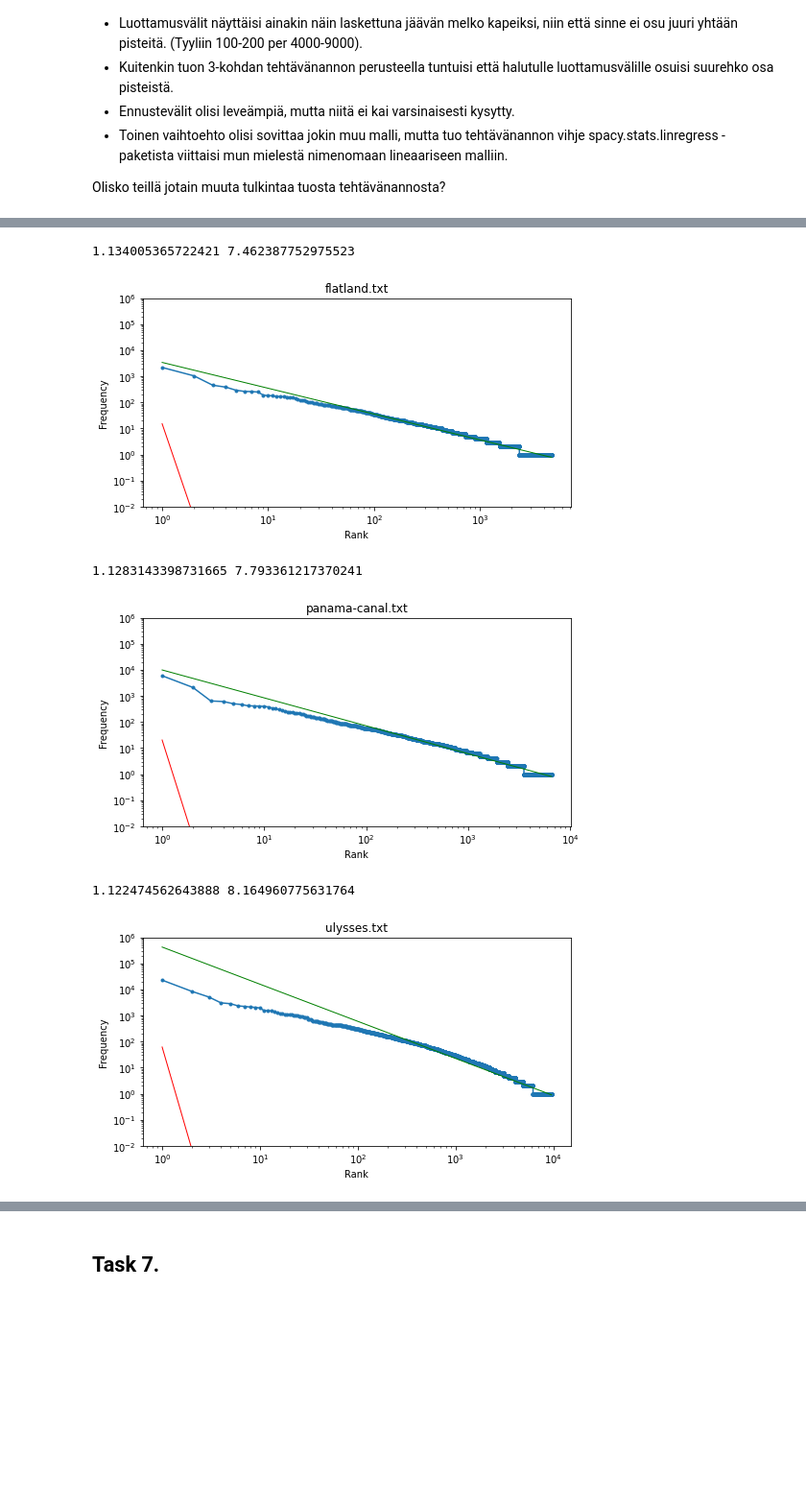
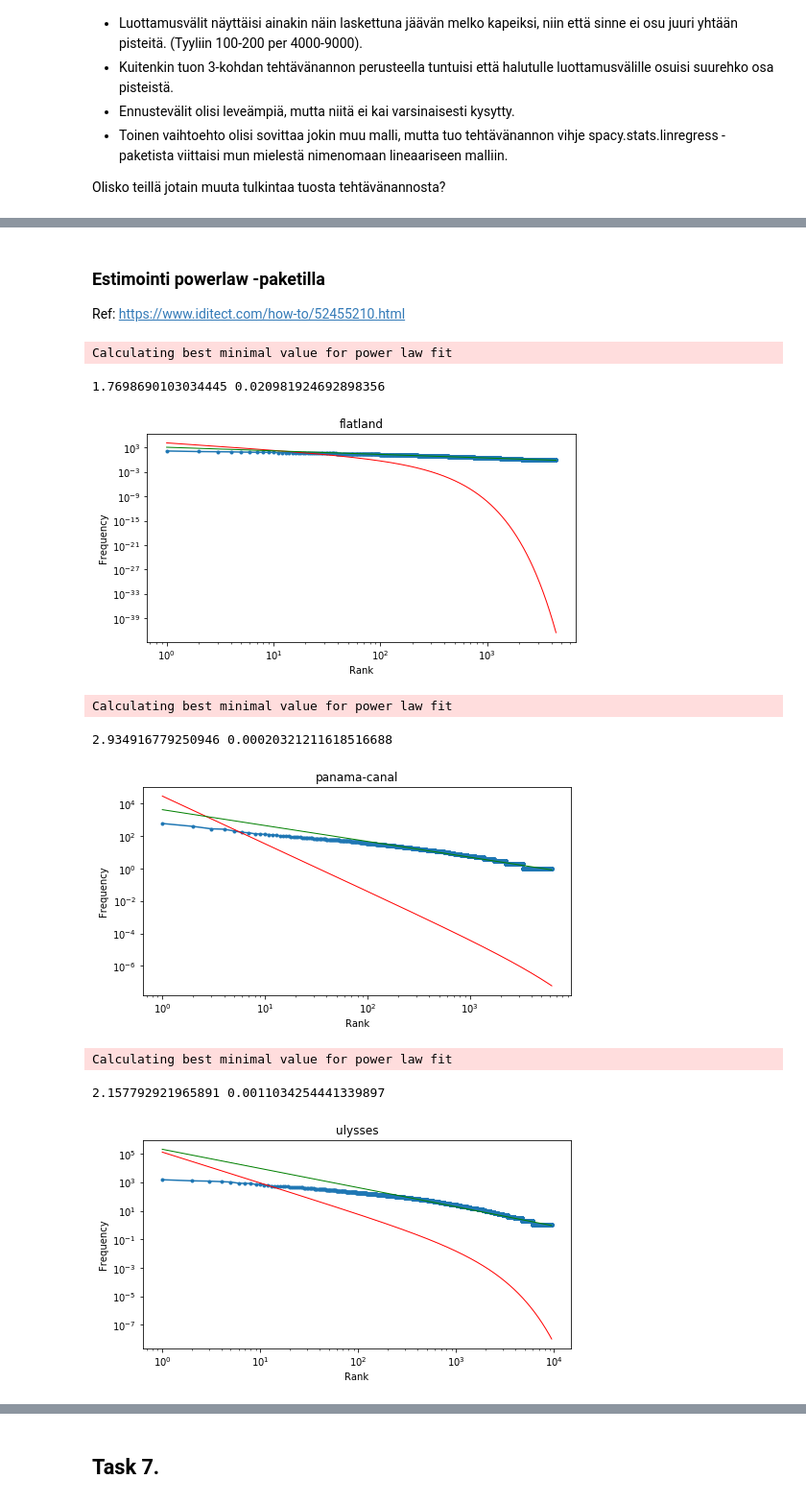
Before and after one commit to simppasofia/nlpproject, a Jupyter notebook: notebooks/project.ipynb, the cells around one changed output, grey strips where cells are left out. Shown at 96% size. Cells and saved outputs as stored; diff of their text form; code cells hidden in the pictures; blank space fills up the shorter version.

Commit message:
powerlaw package fitting

```diff
--- a/notebooks/project.ipynb
+++ b/notebooks/project.ipynb
@@ -93,9 +95,11 @@ for f in files:
 
 tcounts = []
 tokens = []
+counts = []
 for b in books:
     words, tcs, _, _ = sw_filter(b)
     tokens.append(list(tcs.keys()))
+    counts.append(tcs.values())
     tcounts.append(tcs)
 
 ranks = []
@@ -110,7 +114,7 @@ for i in range(len(books)):
 # %%
 books = pd.DataFrame({'book_name': ["flatland", "panama-canal", "ulysses"],
                       'book_text': books, 'ranks': ranks, 'freqs': freqs,
-                      'tokens': tokens})
+                      'tokens': tokens, 'counts': counts})
 books = books.set_index("book_name")
 books.head()
 # %% [output]
@@ -294,0 +297,5 @@ Inverse gamma:
+# %%
+# Exponential cutoff with a shift --> parempi sovitus optimizerilla
+def expcutoff_shift(x, alpha, beta, x0):
+    #return x**(alpha) * exp(-beta * x)
+    return (x + x0)**(-alpha) * np.exp(-beta * x)
@@ -295,4 +333,8 @@ Inverse gamma:
+# %% [markdown]
+### Estimointi powerlaw -paketilla
+
+Ref: https://www.iditect.com/how-to/52455210.html
 # %%
-def expcutoff(x, alpha, lam):
-    #alpha = ahat(len(x), x)
-    return x**(-alpha) * exp(-lam * x)
+def expcutoff(x, alpha, beta):
+    return x**(-alpha) * exp(-beta * x)
+    #return x**(alpha) * np.exp(-beta * x)
@@ -307,43 +341,37 @@ def logexpcutoff(x, alpha, lam):
 # %%
-from scipy.stats import expon
-from scipy.stats import powerlaw
-from scipy.optimize import least_squares
-
-for b in books:
+for b in books.index:
     # Linreg
-    slope, intercept, _, _, _ = sts.linregress(log(ranks[b]), log(freqs[b]))
-    y = intercept + log(ranks[b]) * slope
+    slope, intercept, _, _, _ = sts.linregress(log(books.ranks[b]), log(books.freqs[b]))
+    y = intercept + log(books.ranks[b]) * slope
 
     # Powerlaw
-    a = ahat(len(ranks[b]), ranks[b])
+    fit = powerlaw.Fit(books.freqs[b], discrete=True)
+    alpha = fit.truncated_power_law.parameter1 # power law  parameter (alpha)
+    beta = fit.truncated_power_law.parameter2 # exponential cut-off parameter (beta)
+    print(alpha, beta)
 
-    l = 1 / (a - 1)
-
-    # curve_fit optimization
-    #opt = curve_fit(expcutoff, ranks[b], freqs[b], method="dogbox")
-    #a, l = opt[0]
-    print(a, l)
-
-
-
-    total = sum([freqs[b]])
-    p = expcutoff(ranks[b], a, l)
+    p = expcutoff(books.ranks[b], alpha, beta)
+    #p = [fit.truncated_power_law.pdf(freq)[0] if freq > 140 else 0 for freq in books.freqs[b]]
+    total = sum(books.freqs[b])
 
     # Plot
     plt.figure(figsize=(8,4))
     title(b)
-    total = sum([freqs[b]])
-    plt.loglog(ranks[b], freqs[b], marker=".")
-    plt.plot(ranks[b], p * total, lw=1, color='red')
-    plt.plot(ranks[b], exp(y), lw=1, color='green')
+    plt.loglog(books.ranks[b], books.freqs[b], marker=".") # observations
+    plt.plot(books.ranks[b], p * total, lw=1, color='red') # expcutoff
+    #fit.truncated_power_law.plot_pdf()
+    plt.plot(books.ranks[b], exp(y), lw=1, color='green') # linreg
     plt.ylabel("Frequency")
     plt.xlabel("Rank")
-    plt.ylim(10e-3, 10e5)
+    #plt.ylim(10e-3, 10e5)
     plt.show()
 # %% [output]
-1.134005365722421 7.462387752975523
+Calculating best minimal value for power law fit
+1.7698690103034445 0.020981924692898356
-[figure, old version]
+[figure, new version]
-1.1283143398731665 7.793361217370241
+Calculating best minimal value for power law fit
+2.934916779250946 0.00020321211618516688
-[figure, old version]
+[figure, new version]
-1.122474562643888 8.164960775631764
+Calculating best minimal value for power law fit
+2.157792921965891 0.0011034254441339897
-[figure, old version]
+[figure, new version]
```
Also changed, not shown: parts of 24 cells of this notebook.
